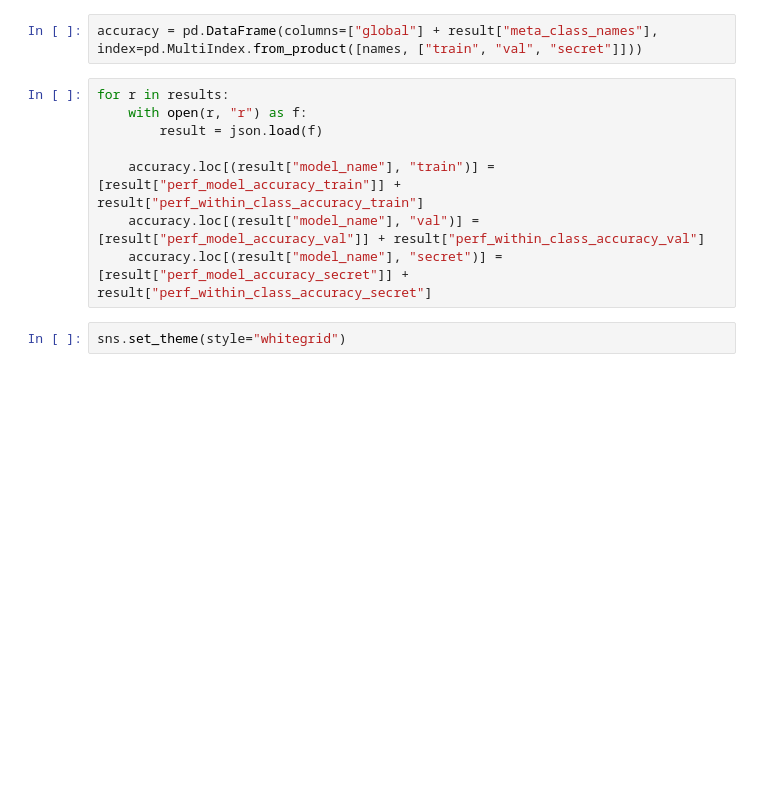
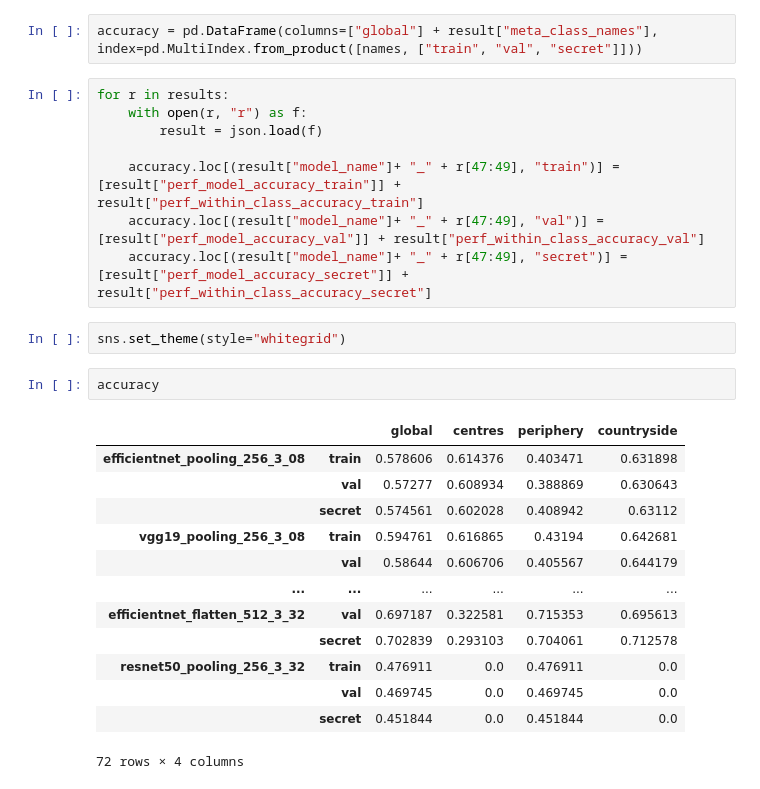
Before and after one commit to urbangrammarai/signature_ai, a Jupyter notebook: transfer_learning_evaluation.ipynb, the cells around one changed output. Drawn from its saved outputs; the diff is of its cells as text; blank space fills up the shorter version.

```diff
--- a/transfer_learning_evaluation.ipynb
+++ b/transfer_learning_evaluation.ipynb
@@ -41,9 +46,25 @@ for r in results:
     with open(r, "r") as f:
         result = json.load(f)
 
-    accuracy.loc[(result["model_name"], "train")] = [result["perf_model_accuracy_train"]] + result["perf_within_class_accuracy_train"]
-    accuracy.loc[(result["model_name"], "val")] = [result["perf_model_accuracy_val"]] + result["perf_within_class_accuracy_val"]
-    accuracy.loc[(result["model_name"], "secret")] = [result["perf_model_accuracy_secret"]] + result["perf_within_class_accuracy_secret"]
+    accuracy.loc[(result["model_name"]+ "_" + r[47:49], "train")] = [result["perf_model_accuracy_train"]] + result["perf_within_class_accuracy_train"]
+    accuracy.loc[(result["model_name"]+ "_" + r[47:49], "val")] = [result["perf_model_accuracy_val"]] + result["perf_within_class_accuracy_val"]
+    accuracy.loc[(result["model_name"]+ "_" + r[47:49], "secret")] = [result["perf_model_accuracy_secret"]] + result["perf_within_class_accuracy_secret"]
 # %%
 sns.set_theme(style="whitegrid")
+# %%
+accuracy
+# %% [output]
+|  |  | global | centres | periphery | countryside |
+| efficientnet_pooling_256_3_08 | train | 0.578606 | 0.614376 | 0.403471 | 0.631898 |
+|  | val | 0.57277 | 0.608934 | 0.388869 | 0.630643 |
+|  | secret | 0.574561 | 0.602028 | 0.408942 | 0.63112 |
+| vgg19_pooling_256_3_08 | train | 0.594761 | 0.616865 | 0.43194 | 0.642681 |
+|  | val | 0.58644 | 0.606706 | 0.405567 | 0.644179 |
+| ... | ... | ... | ... | ... | ... |
+| efficientnet_flatten_512_3_32 | val | 0.697187 | 0.322581 | 0.715353 | 0.695613 |
+|  | secret | 0.702839 | 0.293103 | 0.704061 | 0.712578 |
+| resnet50_pooling_256_3_32 | train | 0.476911 | 0.0 | 0.476911 | 0.0 |
+|  | val | 0.469745 | 0.0 | 0.469745 | 0.0 |
+|  | secret | 0.451844 | 0.0 | 0.451844 | 0.0 |
+72 rows × 4 columns
 # %%
```
Also changed, not shown: parts of 15 cells of this notebook, 10 other files.
